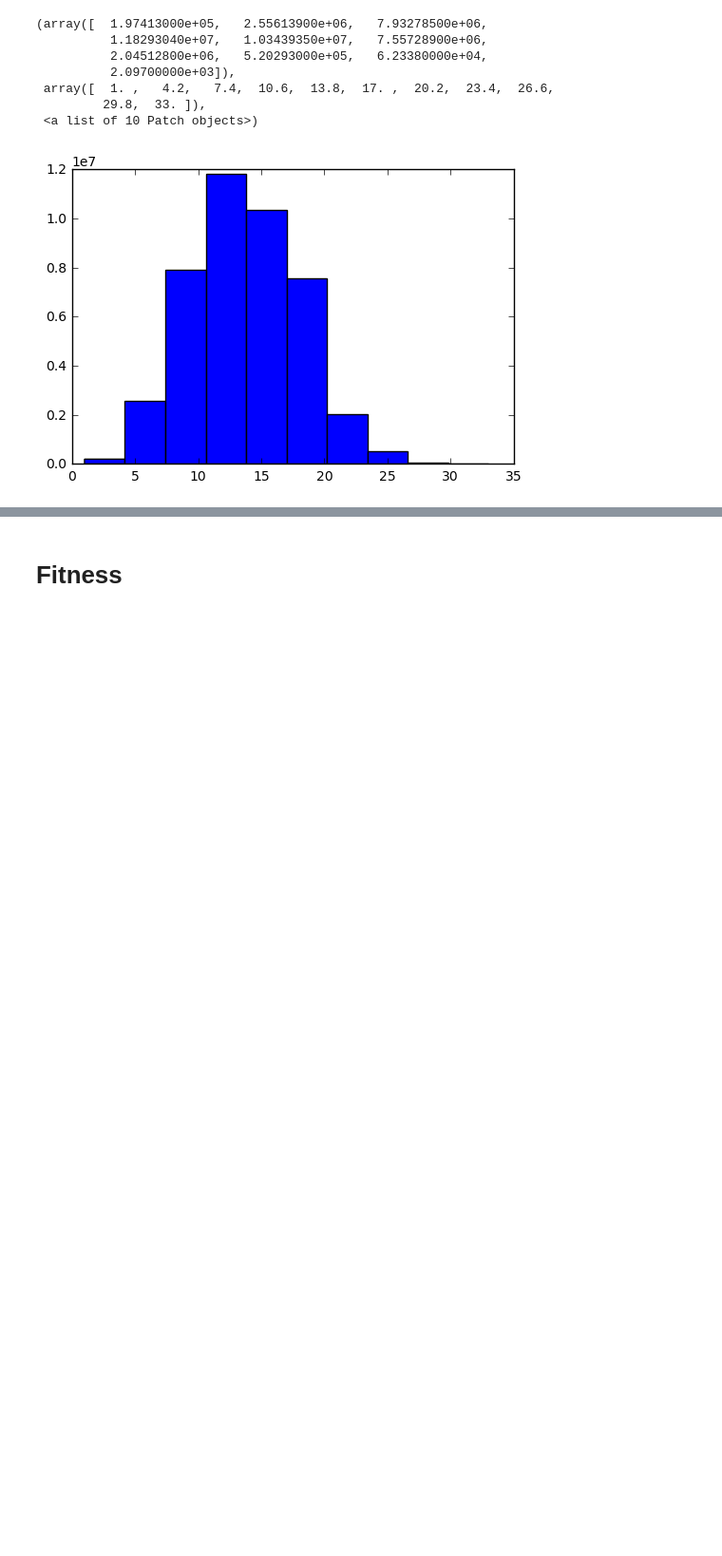
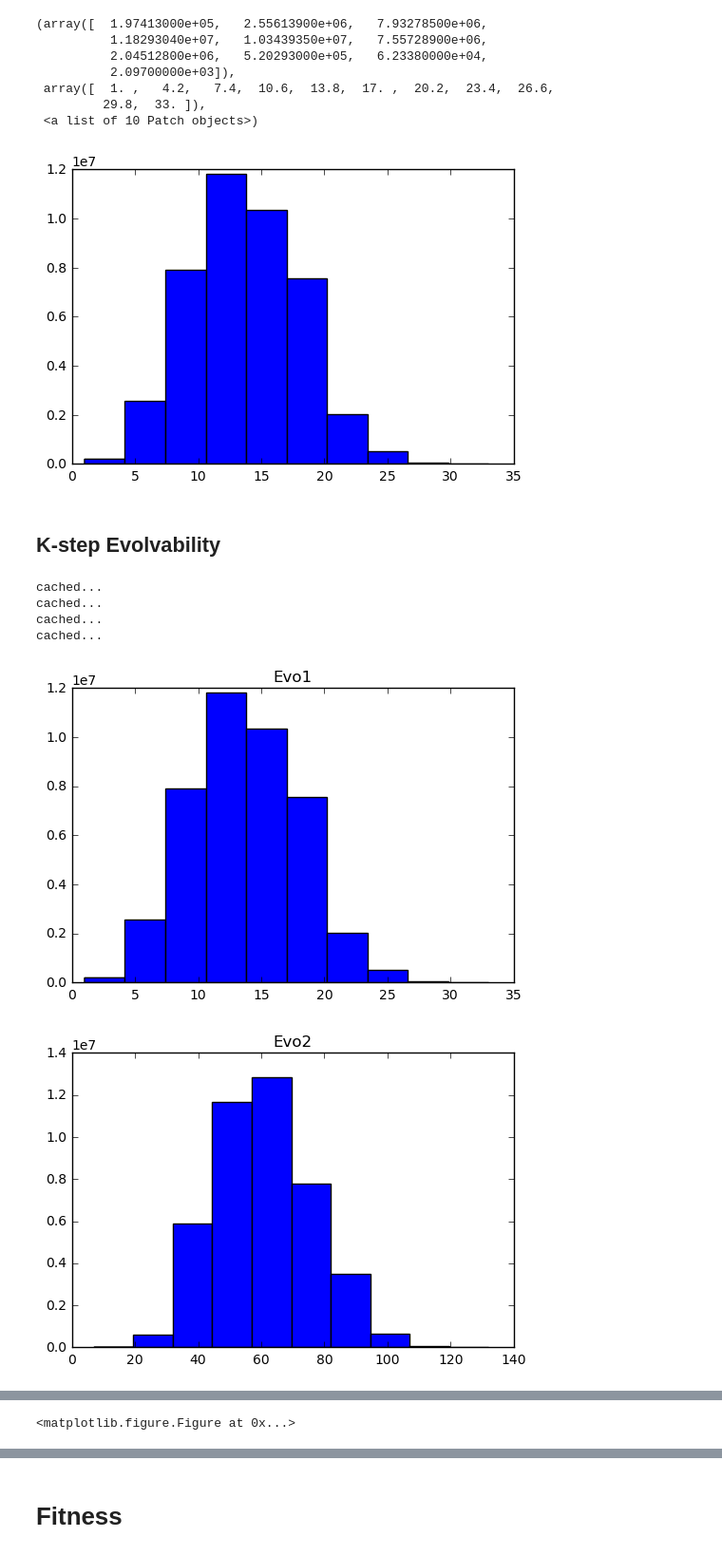
Before and after one commit to jal278/mazerobot-python, a Jupyter notebook: Maze calculations.ipynb, the cells around one changed output, grey strips where cells are left out. Shown: that part at 95% size. Drawn from its saved outputs; the diff is of its cells as text; code cells hidden in the pictures; blank space fills up the shorter version.

```diff
--- a/Maze calculations.ipynb
+++ b/Maze calculations.ipynb
@@ -48,3 +48,19 @@ hist(evo)
          29.8,  33. ]),
  <a list of 10 Patch objects>)
 [figure]
+# %% [markdown]
+## K-step Evolvability
+# %%
+
+for k in range(1,5):
+ domain.kstep_evolvability_calculate(k)
+ title("Evo%d" % k)
+ hist(domain.evo[k])
+ figure()
+# %% [output]
+cached...
+cached...
+cached...
+cached...
+[figure, added]
+[figure, added]
@@ -50,0 +69 @@ hist(evo)
+<matplotlib.figure.Figure at 0x...>
```
Also changed, not shown: parts of 10 cells of this notebook, 1 other file.
